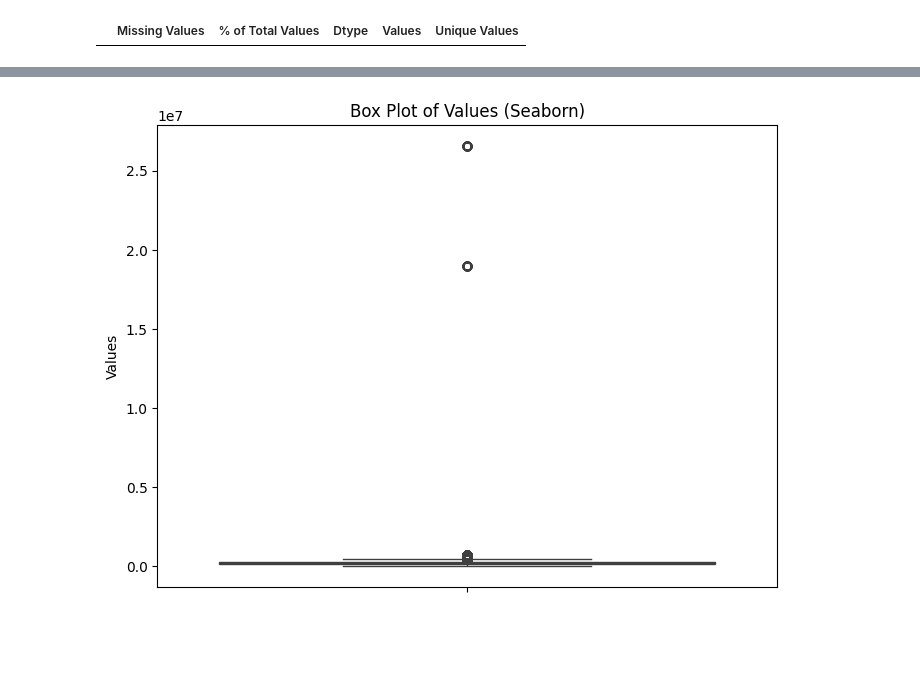
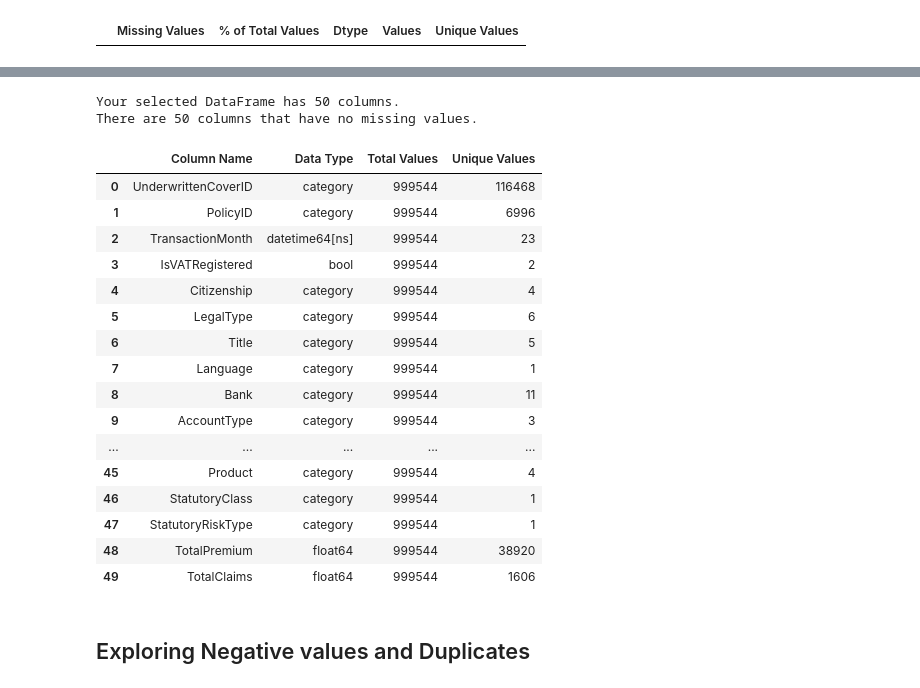
Before and after one commit to yosef-zewdu/Car-Insurance-Risk-Analysis, a Jupyter notebook: notebooks/eda.ipynb, the cells around one changed output, grey strips where cells are left out. Cells and saved outputs as stored; diff of their text form; code cells hidden in the pictures; blank space fills up the shorter version.

```diff
--- a/notebooks/eda.ipynb
+++ b/notebooks/eda.ipynb
@@ -355,0 +222,2 @@ dff =  df.dropna(subset=['VehicleIntroDate','CapitalOutstanding','mmcode', 'Vehi
+# %%
+dff = handling_missing_values(df)
@@ -397,11 +231,0 @@ Name: count, dtype: int64
-# %%
-import seaborn as sns
-
-# Create a box plot using Seaborn
-plt.figure(figsize=(8, 6))
-sns.boxplot(data=dff, y='CustomValueEstimate')
-plt.title('Box Plot of Values (Seaborn)')
-plt.ylabel('Values')
-plt.show()
-# %% [output]
-[figure, removed]
@@ -409,0 +232,24 @@ dff['CustomValueEstimate'] = dff['CustomValueEstimate'].fillna(dff['CustomValueE
+# %%
+non_missing_values_table(dff)
+# %% [output]
+Your selected DataFrame has 50 columns.
+There are 50 columns that have no missing values.
+|  | Column Name | Data Type | Total Values | Unique Values |
+| 0 | UnderwrittenCoverID | category | 999544 | 116468 |
+| 1 | PolicyID | category | 999544 | 6996 |
+| 2 | TransactionMonth | datetime64[ns] | 999544 | 23 |
+| 3 | IsVATRegistered | bool | 999544 | 2 |
+| 4 | Citizenship | category | 999544 | 4 |
+| 5 | LegalType | category | 999544 | 6 |
+| 6 | Title | category | 999544 | 5 |
+| 7 | Language | category | 999544 | 1 |
+| 8 | Bank | category | 999544 | 11 |
+| 9 | AccountType | category | 999544 | 3 |
+| ... | ... | ... | ... | ... |
+| 45 | Product | category | 999544 | 4 |
+| 46 | StatutoryClass | category | 999544 | 1 |
+| 47 | StatutoryRiskType | category | 999544 | 1 |
+| 48 | TotalPremium | float64 | 999544 | 38920 |
+| 49 | TotalClaims | float64 | 999544 | 1606 |
+# %% [markdown]
+## Exploring Negative values and Duplicates
```
Also changed, not shown: parts of 45 cells of this notebook, 1 other file.
